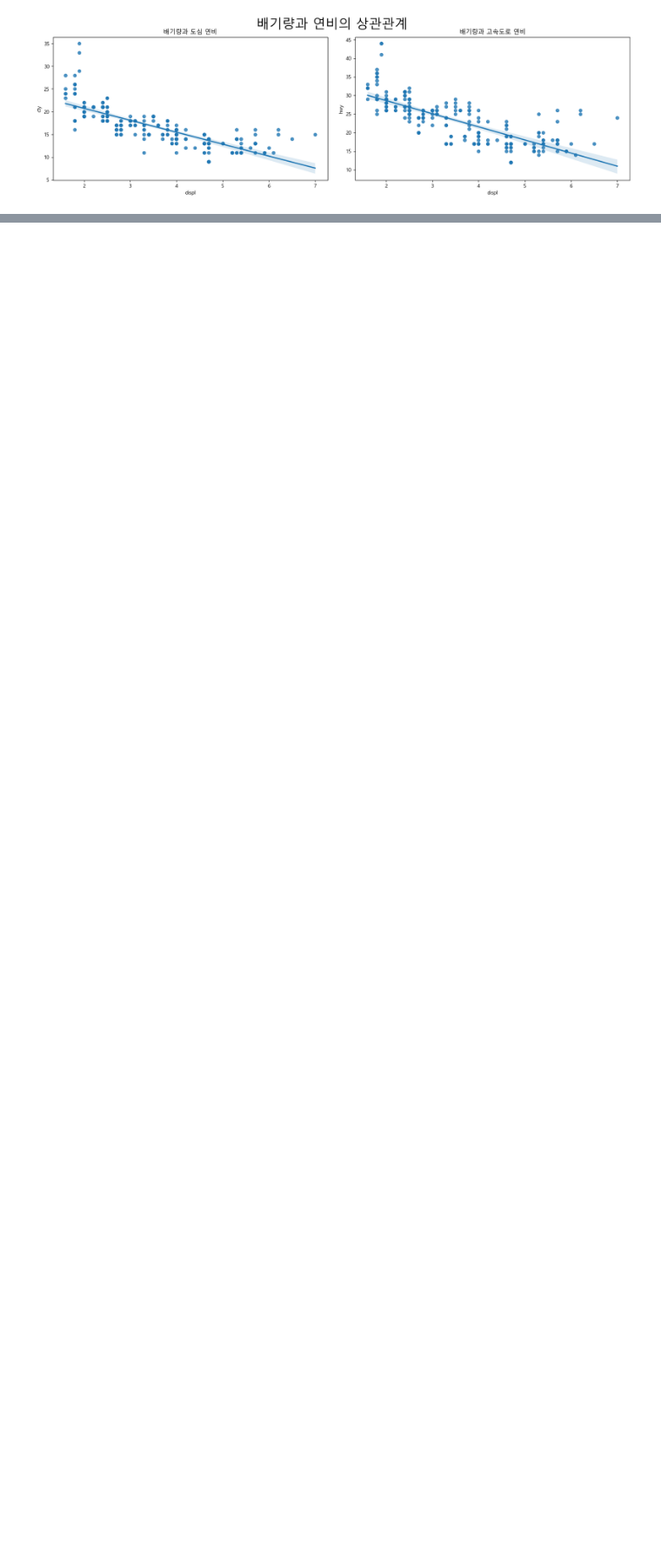
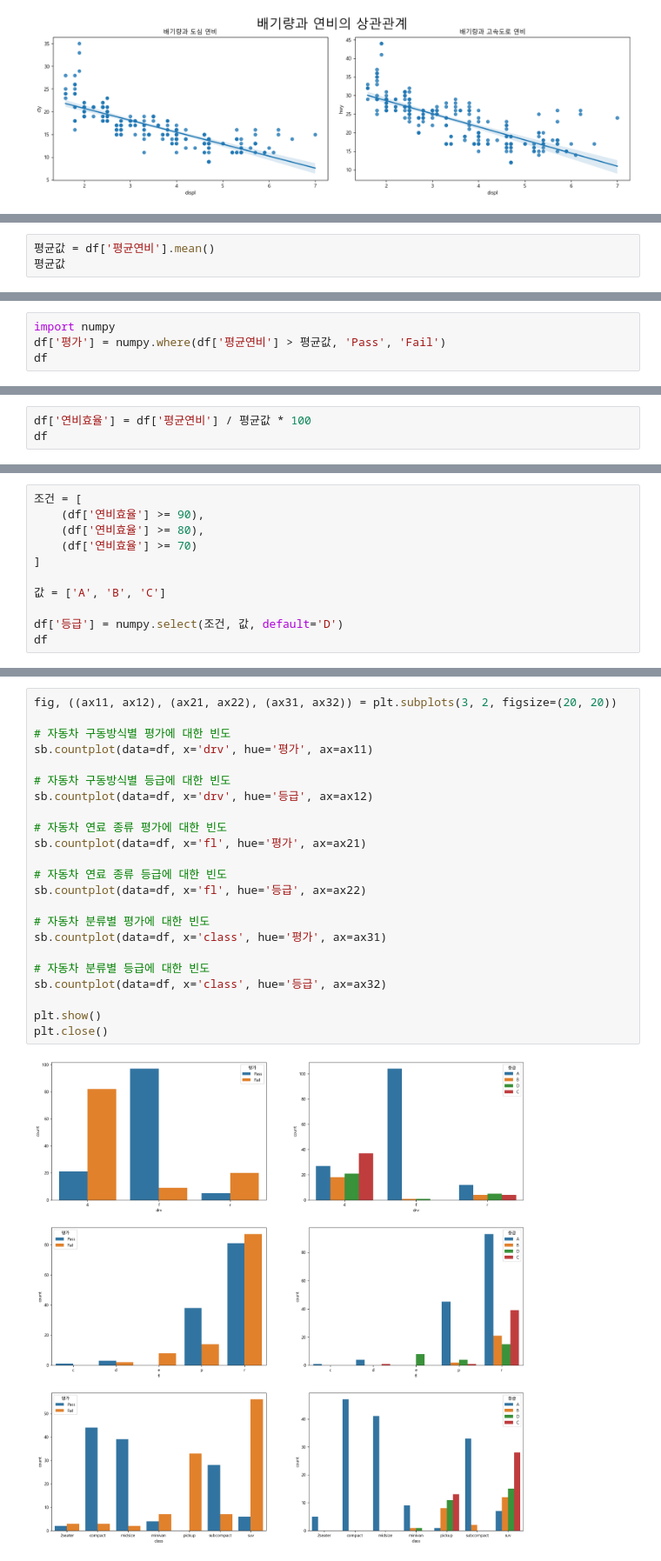
Before and after one commit to jihun5/it_jupyter, a Jupyter notebook: 03.탐색적_데이터분석/03-1 데이터 시각화/연습문제(3).ipynb, the cells around one changed output, grey strips where cells are left out. Shown at 87% size. Saved outputs shown, nothing was run; the diff lists cells and outputs as text; blank space fills up the shorter version.

```diff
--- a/03.탐색적_데이터분석/03-1 데이터 시각화/연습문제(3).ipynb
+++ b/03.탐색적_데이터분석/03-1 데이터 시각화/연습문제(3).ipynb
@@ -144,0 +163,3 @@ plt.close()
+# %%
+평균값 = df['평균연비'].mean()
+평균값
@@ -144,0 +168,4 @@ plt.close()
+# %%
+import numpy
+df['평가'] = numpy.where(df['평균연비'] > 평균값, 'Pass', 'Fail')
+df
@@ -144,0 +192,3 @@ plt.close()
+# %%
+df['연비효율'] = df['평균연비'] / 평균값 * 100
+df
@@ -144,0 +210,11 @@ plt.close()
+# %%
+조건 = [
+    (df['연비효율'] >= 90),
+    (df['연비효율'] >= 80),
+    (df['연비효율'] >= 70)
+]
+
+값 = ['A', 'B', 'C']
+
+df['등급'] = numpy.select(조건, 값, default='D')
+df
@@ -144,0 +236,25 @@ plt.close()
+# %%
+fig, ((ax11, ax12), (ax21, ax22), (ax31, ax32)) = plt.subplots(3, 2, figsize=(20, 20))
+
+# 자동차 구동방식별 평가에 대한 빈도
+sb.countplot(data=df, x='drv', hue='평가', ax=ax11)
+
+# 자동차 구동방식별 등급에 대한 빈도
+sb.countplot(data=df, x='drv', hue='등급', ax=ax12)
+
+# 자동차 연료 종류 평가에 대한 빈도
+sb.countplot(data=df, x='fl', hue='평가', ax=ax21)
+
+# 자동차 연료 종류 등급에 대한 빈도
+sb.countplot(data=df, x='fl', hue='등급', ax=ax22)
+
+# 자동차 분류별 평가에 대한 빈도
+sb.countplot(data=df, x='class', hue='평가', ax=ax31)
+
+# 자동차 분류별 등급에 대한 빈도
+sb.countplot(data=df, x='class', hue='등급', ax=ax32)
+
+plt.show()
+plt.close()
+# %% [output]
+[figure, added]
```
Also changed, not shown: parts of 6 cells of this notebook, 13 other files.
